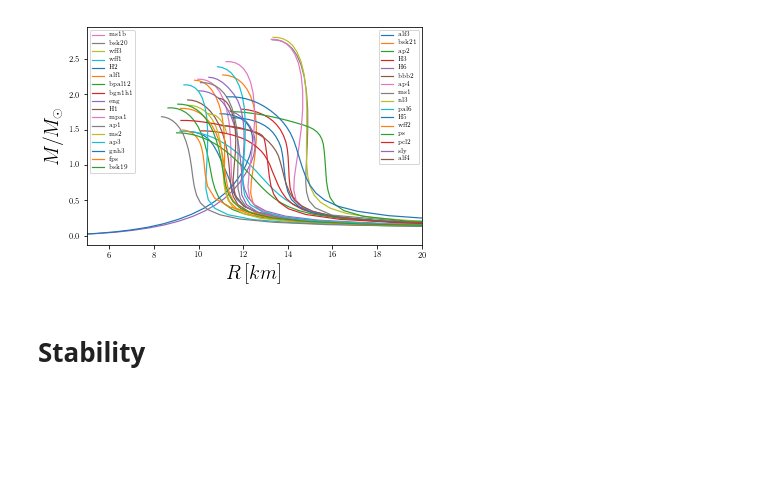
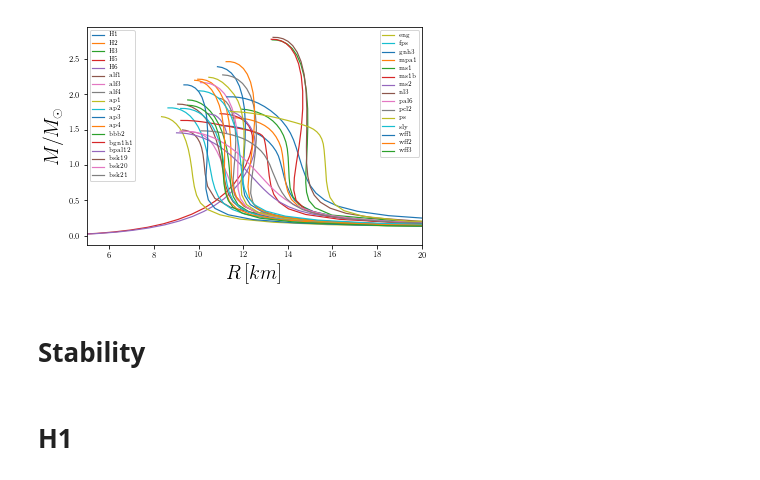
Before and after one commit to DavidRamosSal/stellar_structure, a Jupyter notebook: version2/RAnalysis.ipynb, the cells around one changed output. Saved outputs shown, nothing was run; the diff lists cells and outputs as text; code cells hidden in the pictures; blank space fills up the shorter version.

```diff
--- a/version2/RAnalysis.ipynb
+++ b/version2/RAnalysis.ipynb
@@ -11,30 +11,30 @@ for entry in listOfEntries:
     if entry.path.endswith('dat'):
         EOSlist.append(entry.name)
 os.chdir(owd)
+EOSlist.sort()
 # %%
 plt.rc('text', usetex=True)
 plt.rc('font', family='serif')
 plt.rc('axes', labelsize=20)
 plt.rc('xtick', labelsize=8)
 plt.rc('ytick', labelsize=8)
 
-i=0
+MR=[]
 fig = plt.figure()
 for EOS in EOSlist:
     R,M=np.loadtxt('results/'+EOS[:-4]+'/MRrhoc.dat',usecols=(0,1),unpack=True)
     maxi=np.argmax(M)+1
     pR=np.delete(R,np.s_[maxi:])
     pM=np.delete(M,np.s_[maxi:])
     MR+=plt.plot(pR,pM,'-', linewidth=1.2,label=EOS[:-4])
-    i+=1
 plt.xlabel(r'$R\,[km]$')
 plt.ylabel(r'$M/M_{\odot}$')
 plt.xlim(5,20)
-l1 = plt.legend(MR[:16], [label[:-4] for label in EOSlist[:16]] , loc=1,prop={'size': 6})
-l2 = plt.legend(MR[16:], [label[:-4] for label in EOSlist[16:]] , loc=2,prop={'size': 6})
+l1 = plt.legend(MR[:18], [label[:-4] for label in EOSlist[:18]] , loc=2,prop={'size': 6})
+l2 = plt.legend(MR[18:], [label[:-4] for label in EOSlist[18:]] , loc=1,prop={'size': 6})
 plt.gca().add_artist(l1)
 plt.savefig('figures/MRrels.pdf', format='pdf', dpi=1000,bbox_inches="tight")
 # %% [output]
-[figure, old version]
+[figure, new version]
 # %% [markdown]
 # Stability
@@ -40,0 +43,2 @@ plt.savefig('figures/MRrels.pdf', format='pdf', dpi=1000,bbox_inches="tight")
+# %% [markdown]
+# H1
```
Also changed, not shown: parts of 3 cells of this notebook, 1 other file.
